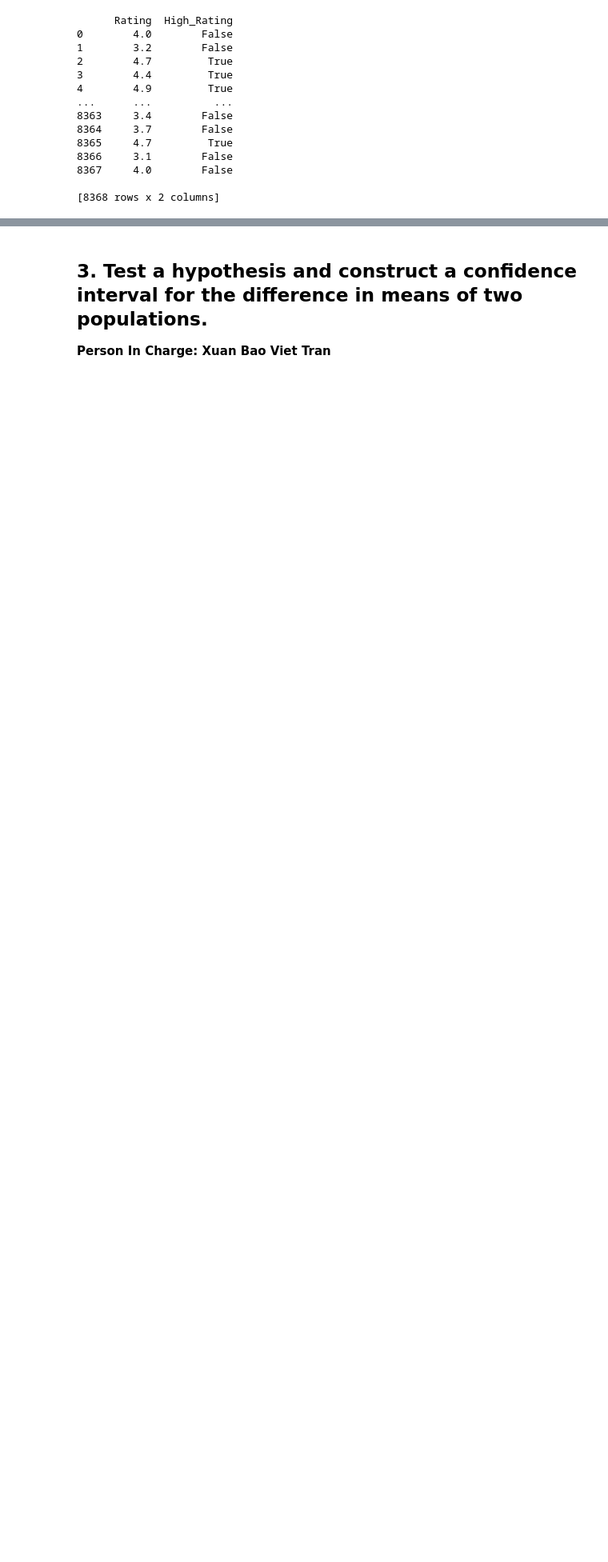
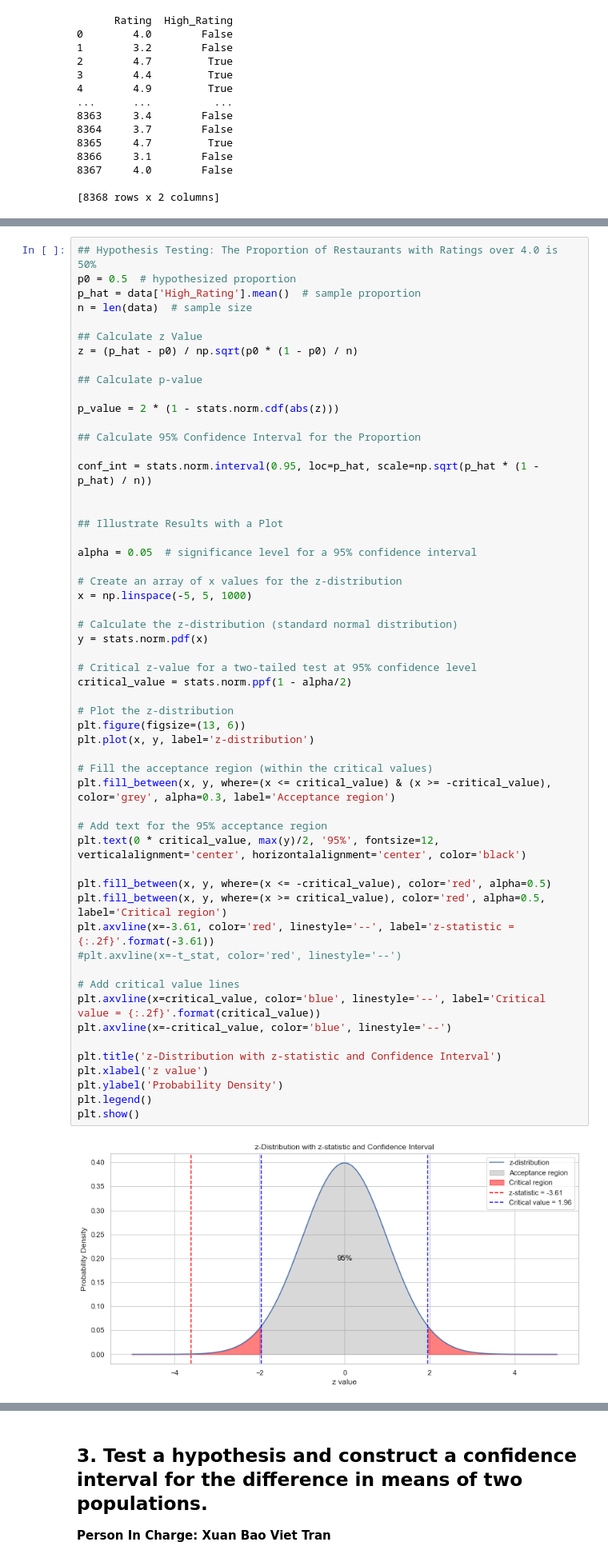
Before and after one commit to hoangziet/Restaurant_Revenue, a Jupyter notebook: notebook.ipynb, the cells around one changed output, grey strips where cells are left out. Shown at 80% size. Saved outputs shown, nothing was run; the diff lists cells and outputs as text; blank space fills up the shorter version.

```diff
--- a/notebook.ipynb
+++ b/notebook.ipynb
@@ -192 +169,58 @@ plt.show()
+# %%
+## Hypothesis Testing: The Proportion of Restaurants with Ratings over 4.0 is 50%
+p0 = 0.5  # hypothesized proportion
+p_hat = data['High_Rating'].mean()  # sample proportion
+n = len(data)  # sample size
+
+## Calculate z Value
+z = (p_hat - p0) / np.sqrt(p0 * (1 - p0) / n)
+
+## Calculate p-value
+
+p_value = 2 * (1 - stats.norm.cdf(abs(z)))
+
+## Calculate 95% Confidence Interval for the Proportion
+
+conf_int = stats.norm.interval(0.95, loc=p_hat, scale=np.sqrt(p_hat * (1 - p_hat) / n))
+
+
+## Illustrate Results with a Plot
+
+alpha = 0.05  # significance level for a 95% confidence interval
+
+# Create an array of x values for the z-distribution
+x = np.linspace(-5, 5, 1000)
+
+# Calculate the z-distribution (standard normal distribution)
+y = stats.norm.pdf(x)
+
+# Critical z-value for a two-tailed test at 95% confidence level
+critical_value = stats.norm.ppf(1 - alpha/2)
+
+# Plot the z-distribution
+plt.figure(figsize=(13, 6))
+plt.plot(x, y, label='z-distribution')
+
+# Fill the acceptance region (within the critical values)
+plt.fill_between(x, y, where=(x <= critical_value) & (x >= -critical_value), color='grey', alpha=0.3, label='Acceptance region')
+
+# Add text for the 95% acceptance region
+plt.text(0 * critical_value, max(y)/2, '95%', fontsize=12, verticalalignment='center', horizontalalignment='center', color='black')
+
+plt.fill_between(x, y, where=(x <= -critical_value), color='red', alpha=0.5)
+plt.fill_between(x, y, where=(x >= critical_value), color='red', alpha=0.5, label='Critical region')
+plt.axvline(x=-3.61, color='red', linestyle='--', label='z-statistic = {:.2f}'.format(-3.61))
+#plt.axvline(x=-t_stat, color='red', linestyle='--')
+
+# Add critical value lines
+plt.axvline(x=critical_value, color='blue', linestyle='--', label='Critical value = {:.2f}'.format(critical_value))
+plt.axvline(x=-critical_value, color='blue', linestyle='--')
+
+plt.title('z-Distribution with z-statistic and Confidence Interval')
+plt.xlabel('z value')
+plt.ylabel('Probability Density')
+plt.legend()
+plt.show()
+# %% [output]
+[figure, added]
 # %%
```
Also changed, not shown: parts of 16 cells of this notebook.
